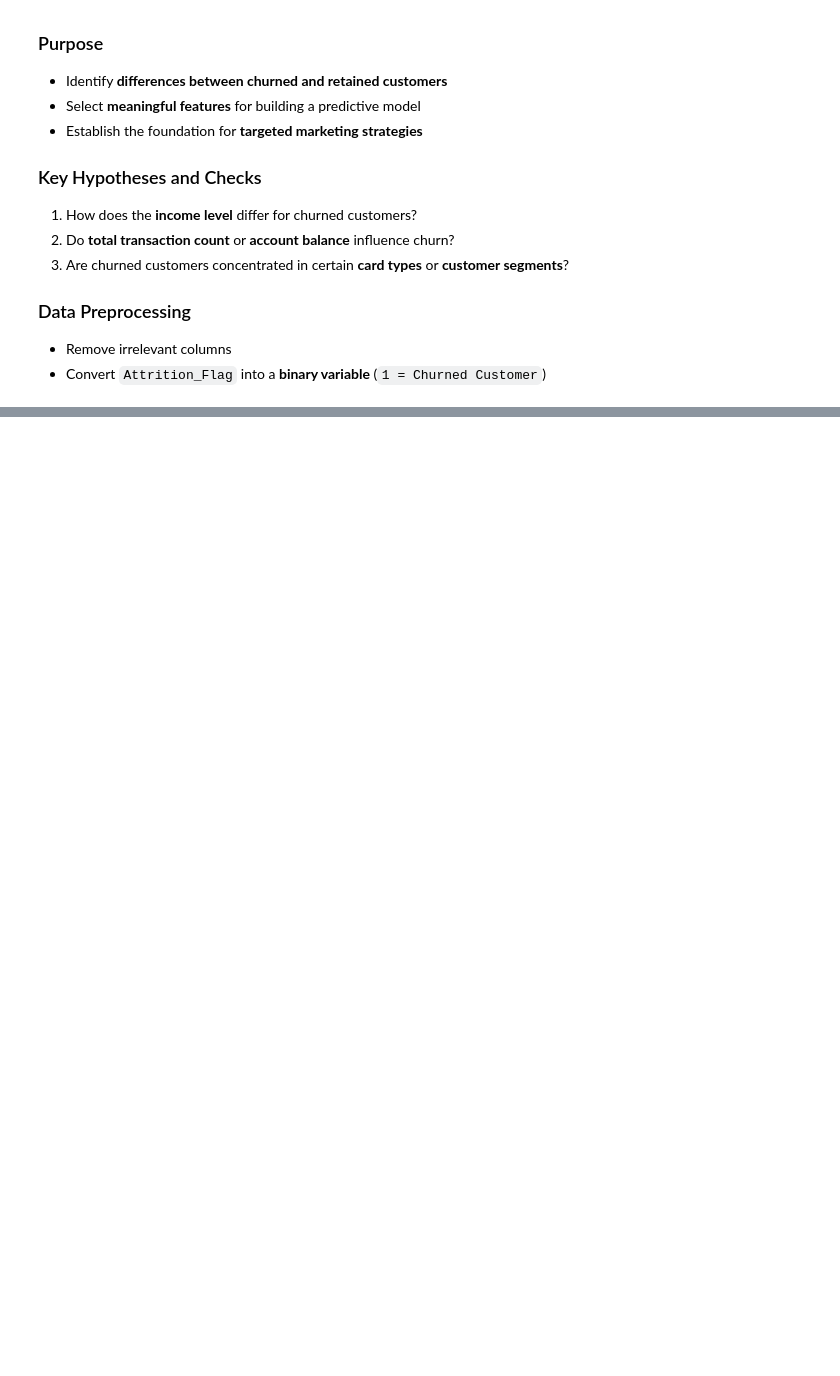
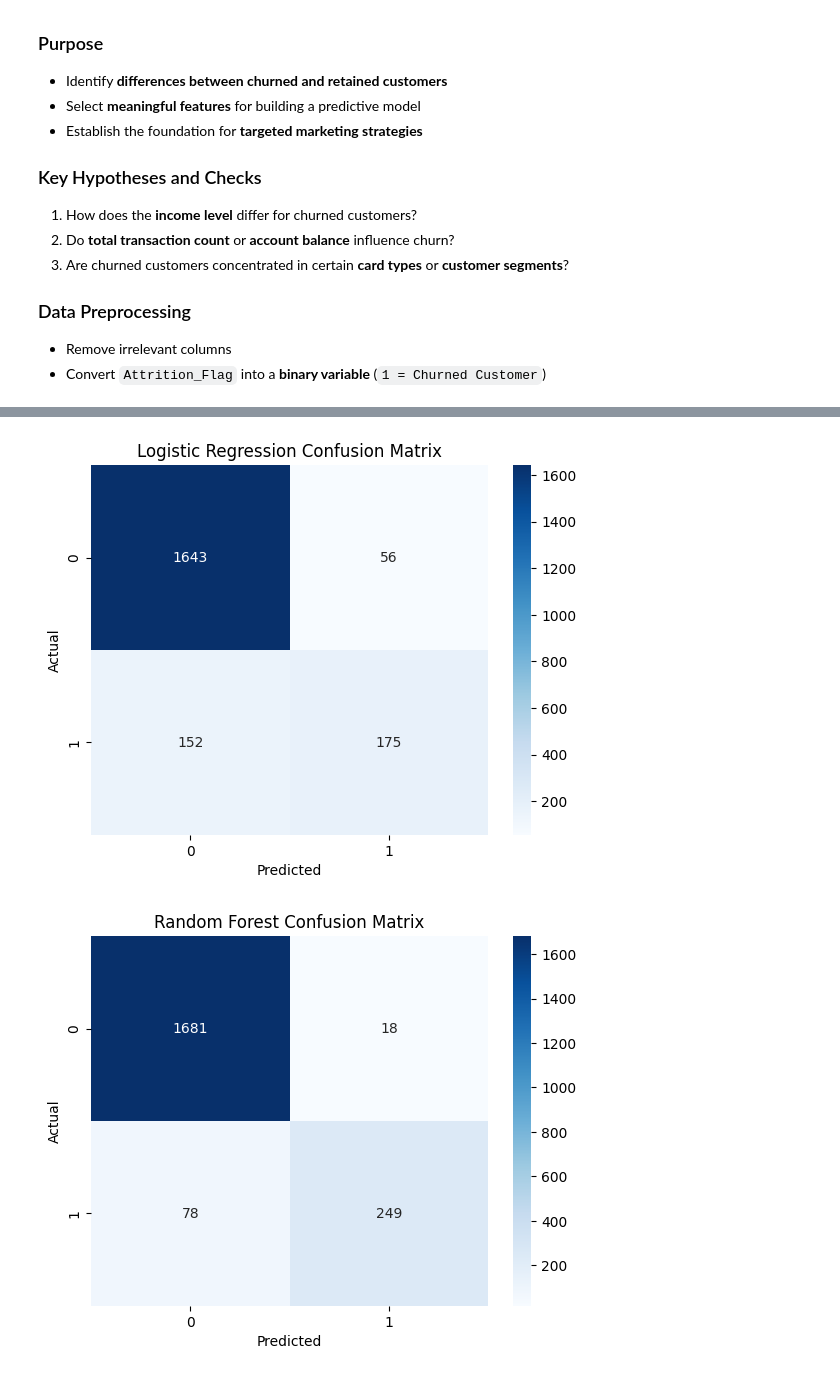
Before and after one commit to ld5ehom/recommend-ecommerce, a Jupyter notebook: notebook/ecommerce_churn_analysis.ipynb, the cells around one changed output, grey strips where cells are left out. Saved outputs shown, nothing was run; the diff lists cells and outputs as text; code cells hidden in the pictures; blank space fills up the shorter version.

```diff
--- a/notebook/ecommerce_churn_analysis.ipynb
+++ b/notebook/ecommerce_churn_analysis.ipynb
@@ -136,0 +262,20 @@ plt.show()
+# %%
+# Logistic Regression & Random Forest Model Training
+
+from sklearn.linear_model import LogisticRegression
+from sklearn.ensemble import RandomForestClassifier
+from sklearn.metrics import classification_report, roc_auc_score
+
+# Logistic Regression
+log_model = LogisticRegression(max_iter=1000)
+log_model.fit(X_train_scaled, y_train)
+log_pred = log_model.predict(X_test_scaled)
+
+# Random Forest
+rf_model = RandomForestClassifier(random_state=42)
+rf_model.fit(X_train, y_train)
+rf_pred = rf_model.predict(X_test)
+
+# Check AUC
+print("Logistic AUC:", roc_auc_score(y_test, log_model.predict_proba(X_test_scaled)[:, 1]))
+print("Random Forest AUC:", roc_auc_score(y_test, rf_model.predict_proba(X_test)[:, 1]))
@@ -136,0 +348,21 @@ plt.show()
+# %%
+# Visualization (Confusion Matrix & ROC Curve)
+
+from sklearn.metrics import confusion_matrix, roc_curve, auc
+import matplotlib.pyplot as plt
+import seaborn as sns
+
+# Confusion Matrix visualization
+def plot_conf_matrix(y_true, y_pred, title):
+    cm = confusion_matrix(y_true, y_pred)
+    sns.heatmap(cm, annot=True, fmt='d', cmap='Blues')
+    plt.title(title)
+    plt.xlabel('Predicted')
+    plt.ylabel('Actual')
+    plt.show()
+
+plot_conf_matrix(y_test, log_pred, 'Logistic Regression Confusion Matrix')
+plot_conf_matrix(y_test, rf_pred, 'Random Forest Confusion Matrix')
+# %% [output]
+[figure, added]
+[figure, added]
```
Also changed, not shown: parts of 16 cells of this notebook, 4 other files.
